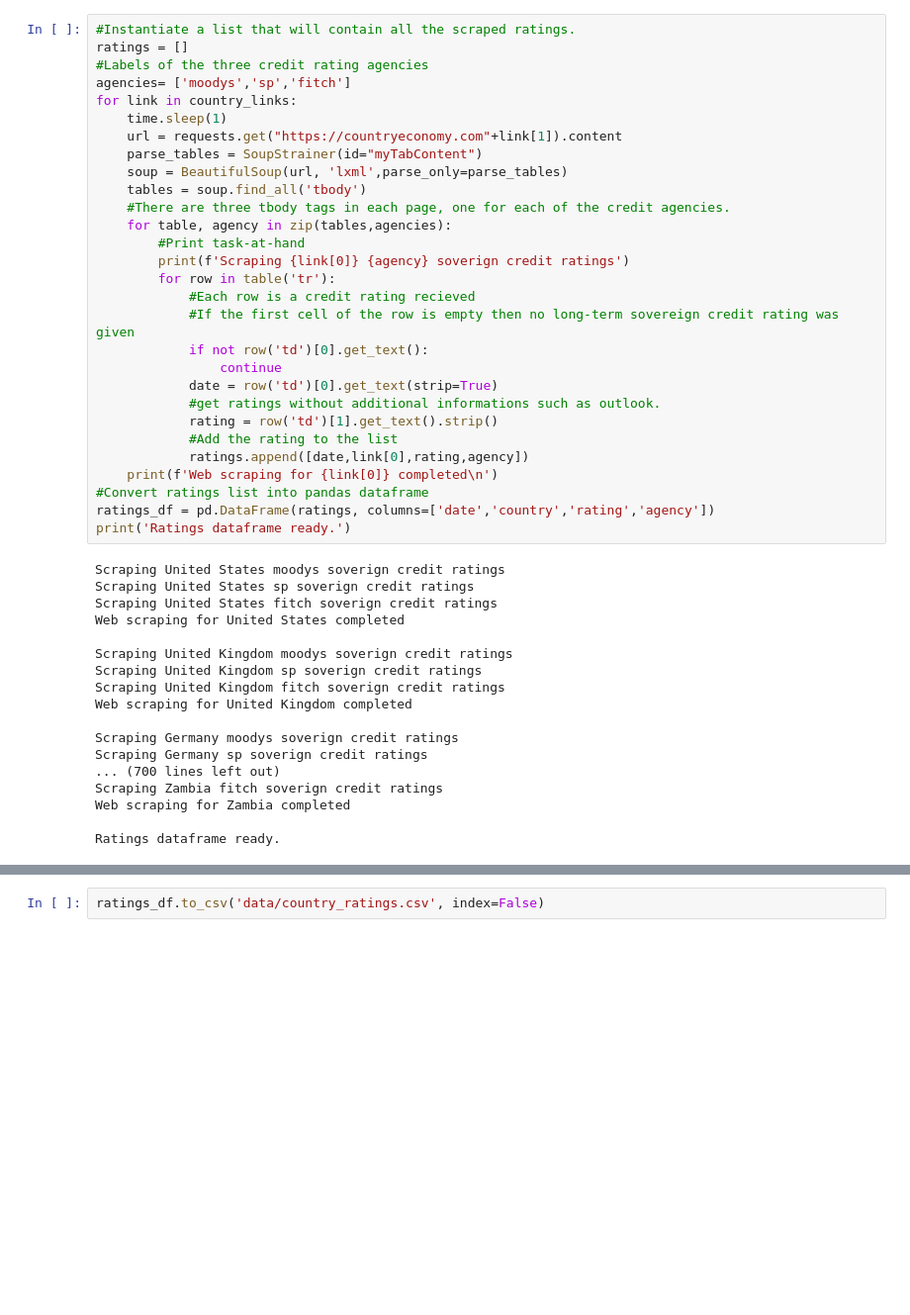
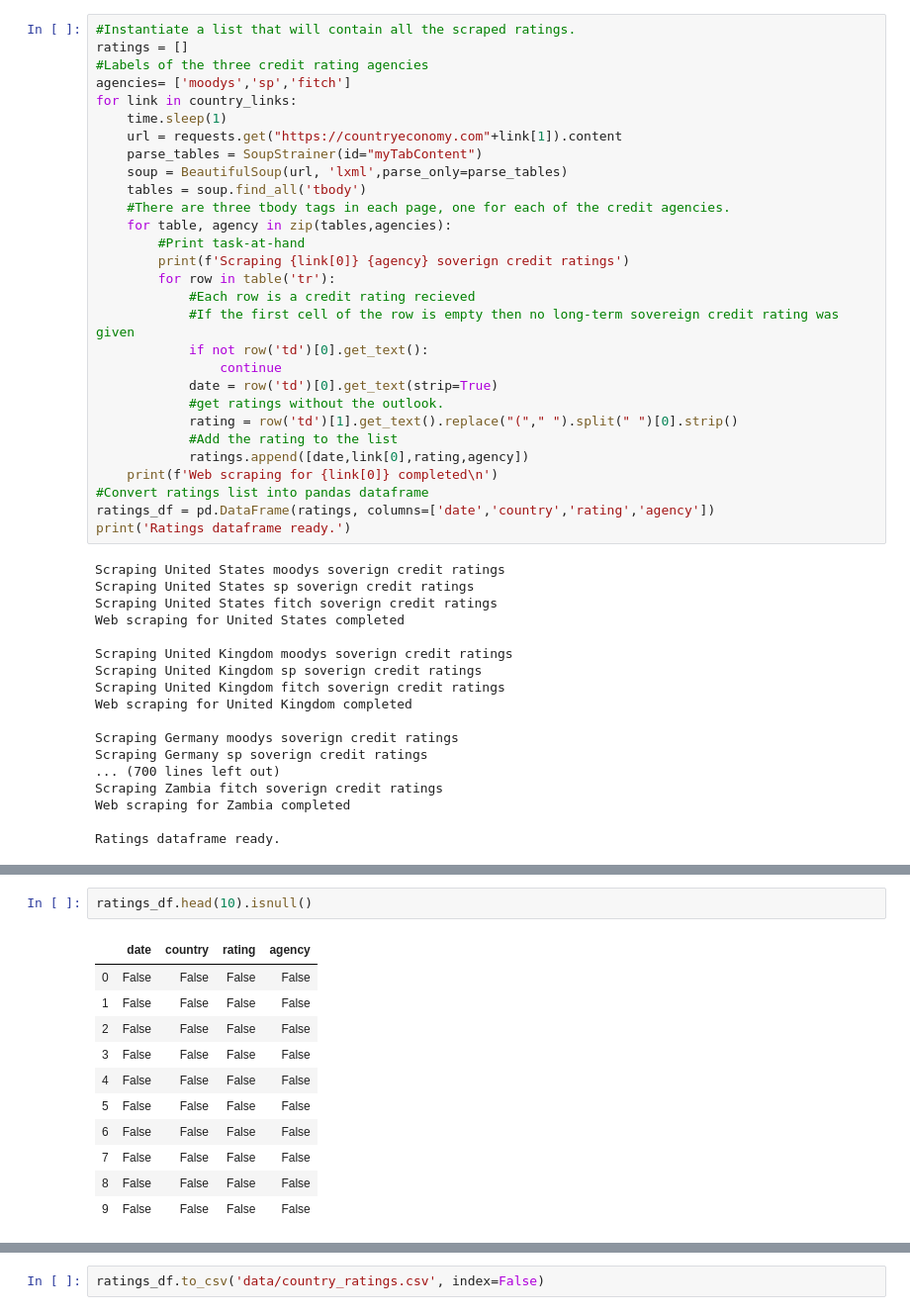
Before and after one commit to feraguilari/WorldBank_Capstone, a Jupyter notebook: webscraper_ratings.ipynb, the cells around one changed output, grey strips where cells are left out. Shown: that part at 99% size. Saved outputs shown, nothing was run; the diff lists cells and outputs as text; blank space fills up the shorter version.

Commit message:
Fixed ratings tonot include outlooks

```diff
--- a/webscraper_ratings.ipynb
+++ b/webscraper_ratings.ipynb
@@ -141,8 +141,8 @@ for link in country_links:
             if not row('td')[0].get_text():
                 continue
             date = row('td')[0].get_text(strip=True)
-            #get ratings without additional informations such as outlook.
-            rating = row('td')[1].get_text().strip()
+            #get ratings without the outlook.
+            rating = row('td')[1].get_text().replace("("," ").split(" ")[0].strip()
             #Add the rating to the list
             ratings.append([date,link[0],rating,agency])
     print(f'Web scraping for {link[0]} completed\n')
@@ -169,0 +184,14 @@ Ratings dataframe ready.
+# %%
+ratings_df.head(10).isnull()
+# %% [output]
+|  | date | country | rating | agency |
+| 0 | False | False | False | False |
+| 1 | False | False | False | False |
+| 2 | False | False | False | False |
+| 3 | False | False | False | False |
+| 4 | False | False | False | False |
+| 5 | False | False | False | False |
+| 6 | False | False | False | False |
+| 7 | False | False | False | False |
+| 8 | False | False | False | False |
+| 9 | False | False | False | False |
```
Also changed, not shown: parts of 5 cells of this notebook, 1 other file.
